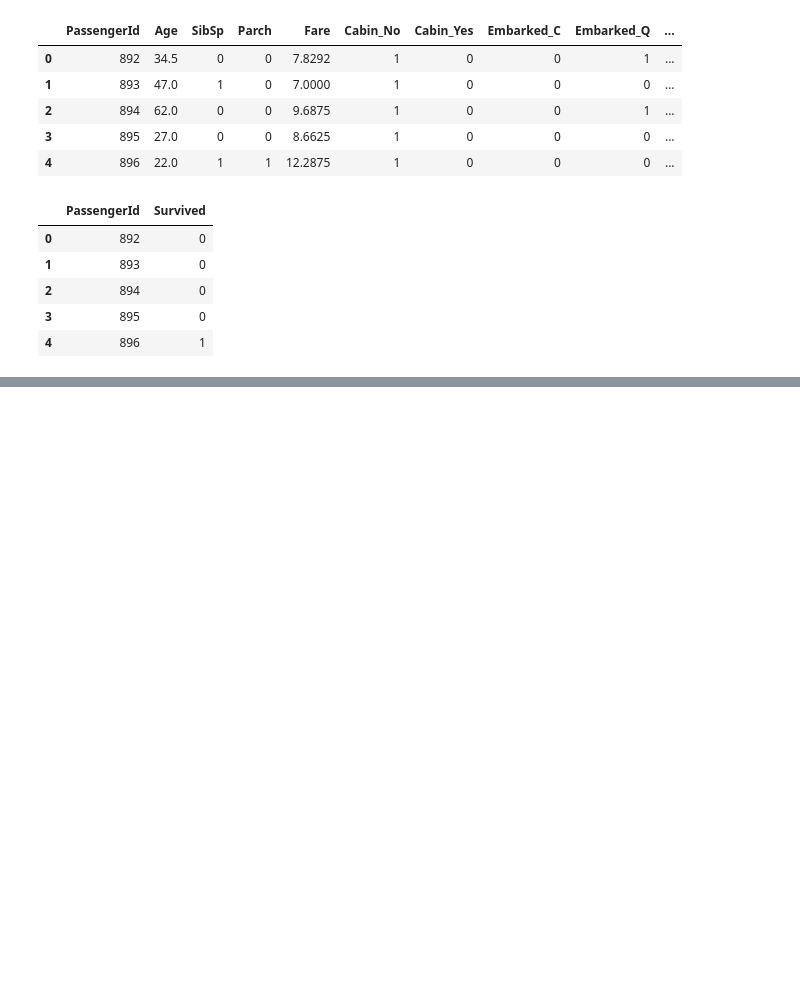
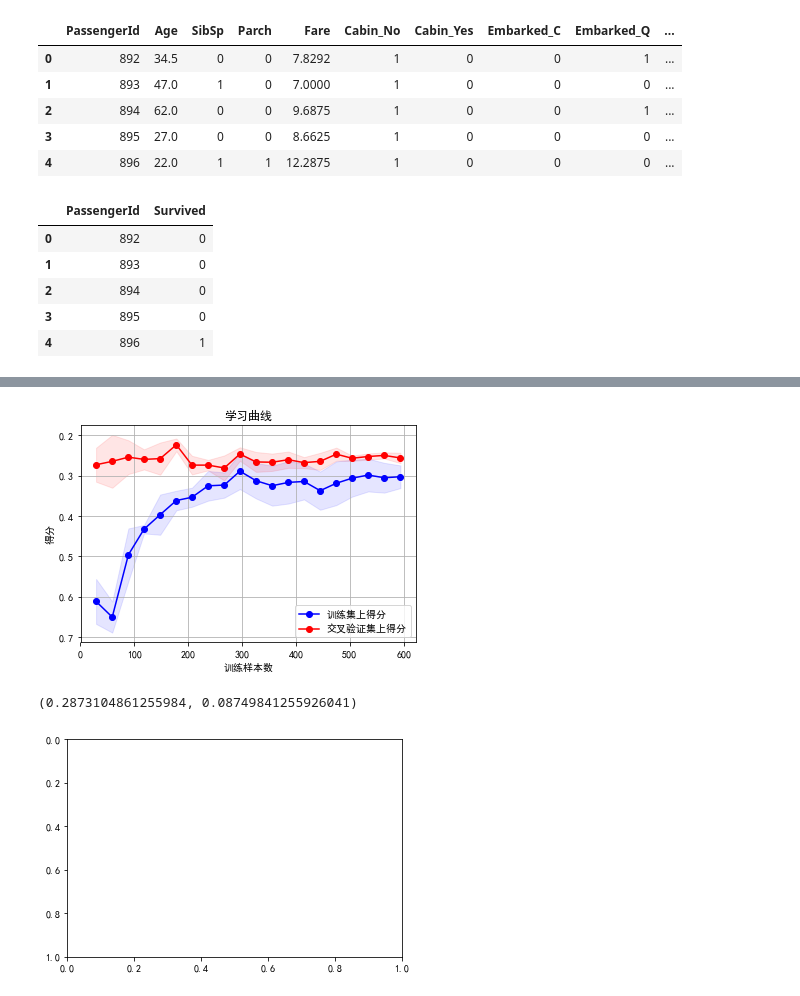
Before and after one commit to cyoukou7/mlwork-Titanic, a Jupyter notebook: Titanic.ipynb, the cells around one changed output, grey strips where cells are left out. Cells and saved outputs as stored; diff of their text form; code cells hidden in the pictures; blank space fills up the shorter version.

Commit message:
dev1-bagging

```diff
--- a/Titanic.ipynb
+++ b/Titanic.ipynb
@@ -479,0 +489,13 @@ result.head(5)
+# %%
+# from sklearn import cross_validation
+# 参考https://blog.csdn.net/cheneyshark/article/details/78640887 ， 0.18版本中，cross_validation被废弃
+# 改为下面的从model_selection直接import cross_val_score 和 train_test_split
+from sklearn.model_selection import cross_val_score, train_test_split
+
+ #简单看看打分情况
+clf = linear_model.LogisticRegression(C=1.0, penalty='l1', tol=1e-6)
+all_data = df.filter(regex='Survived|Age_.*|SibSp|Parch|Fare_.*|Cabin_.*|Embarked_.*|Sex_.*|Pclass_.*')
+X = all_data.values[:,1:]
+y = all_data.values[:,0]
+#print (cross_validation.cross_val_score(clf, X, y, cv=6))
+print (cross_val_score(clf, X, y, cv=6))
@@ -479,0 +601,28 @@ result.head(5)
+# %%
+#不要用全部的训练集，每次取训练集的一个subset->bagging
+from sklearn.ensemble import BaggingRegressor
+
+train_df = df.filter(regex='Survived|Age_.*|SibSp|Parch|Fare_.*|Cabin_.*|Embarked_.*|Sex_.*|Pclass.*|Mother|Child|Family|Title')
+train_np = train_df.values
+
+# y即Survival结果
+y = train_np[:, 0]
+
+# X即特征属性值
+X = train_np[:, 1:]
+
+# fit到BaggingRegressor之中
+clf = linear_model.LogisticRegression(C=1.0, penalty='l1', tol=1e-6)
+bagging_clf = BaggingRegressor(clf, n_estimators=20, max_samples=0.8, max_features=1.0, bootstrap=True, bootstrap_features=False, n_jobs=-1)
+bagging_clf.fit(X, y)
+
+test = df_test.filter(regex='Age_.*|SibSp|Parch|Fare_.*|Cabin_.*|Embarked_.*|Sex_.*|Pclass.*|Mother|Child|Family|Title')
+predictions = bagging_clf.predict(test)
+result = pd.DataFrame({'PassengerId':data_test['PassengerId'].values, 'Survived':predictions.astype(np.int32)})
+result.to_csv("./logistic_regression_bagging_predictions.csv", index=False)
+# %%
+plot_learning_curve(bagging_clf, u"学习曲线", X, y)
+# %% [output]
+[figure, added]
+(0.2873104861255984, 0.08749841255926041)
+[figure, added]
```
Also changed, not shown: parts of 6 cells of this notebook.
